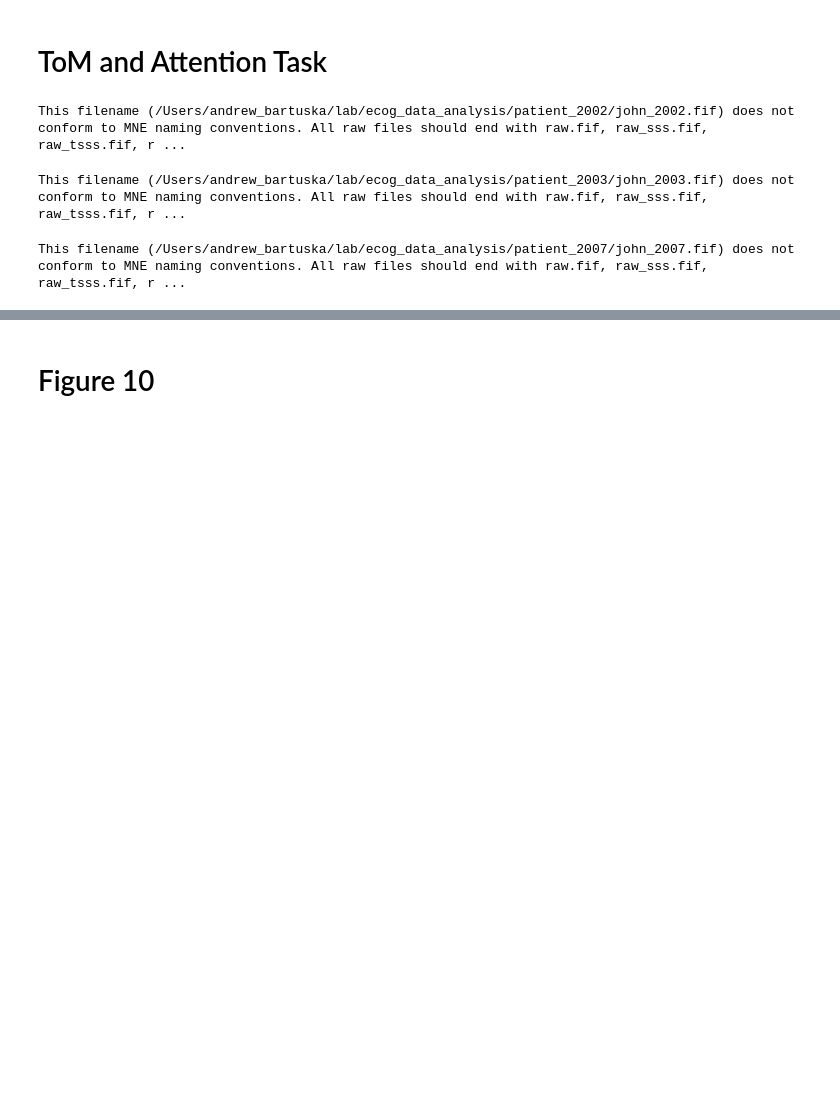
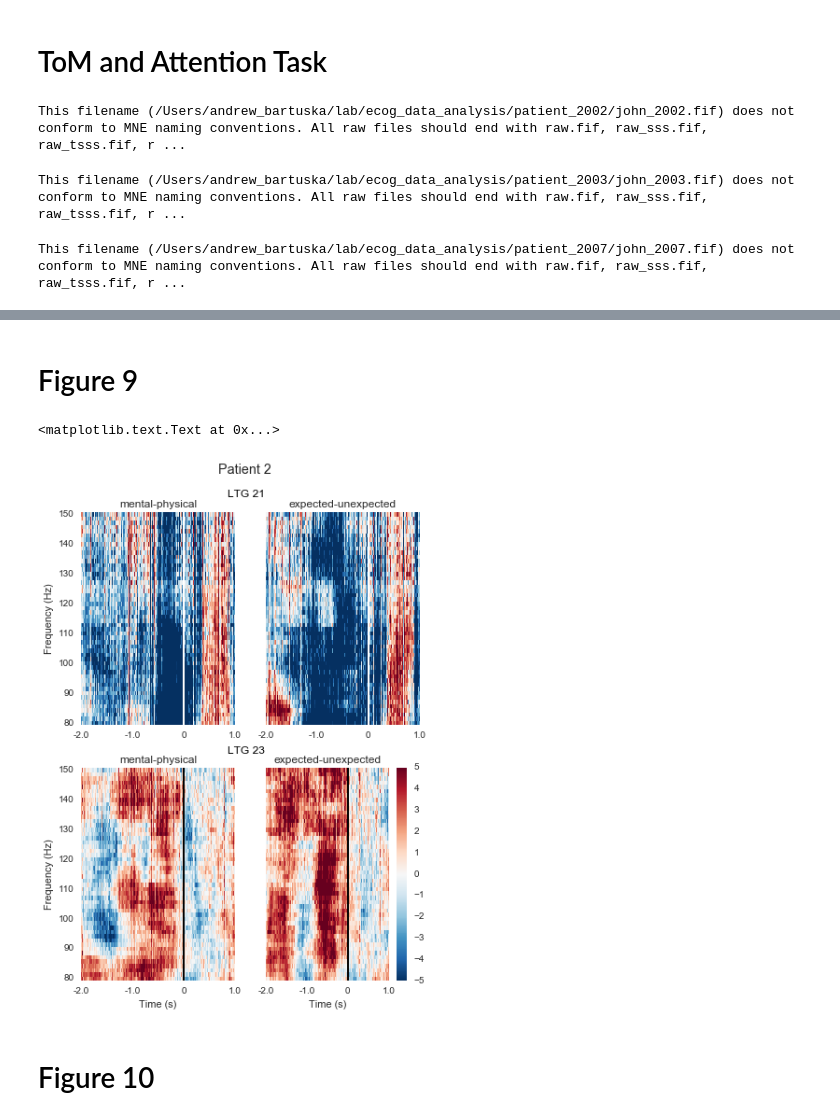
Before and after one commit to andrewbartuska/thesis, a Jupyter notebook: thesis_spectral_analysis.ipynb, the cells around one changed output, grey strips where cells are left out. Cells and saved outputs as stored; diff of their text form; code cells hidden in the pictures; blank space fills up the shorter version.

```diff
--- a/thesis_spectral_analysis.ipynb
+++ b/thesis_spectral_analysis.ipynb
@@ -281,3 +330,53 @@ This filename (/Users/andrew_bartuska/lab/ecog_data_analysis/patient_2007/john_2
+# %% [markdown]
+# Figure 9
+# %%
+fig, axes = plt.subplots(2, 2)
+fig.set_size_inches(6.5, 9)
+
+TR_power_MP5.plot([8], baseline=TR_baseline, mode='ratio', dB=True, axes=axes[0, 0], vmin=-5., vmax=5., show=False, colorbar=False, **TR_times);
+TR_power_EU5.plot([8], baseline=TR_baseline, mode='ratio', dB=True, axes=axes[0, 1], vmin=-5., vmax=5., show=False, colorbar=False, **TR_times);
+
+TR_power_MP5.plot([10], baseline=TR_baseline, mode='ratio', dB=True, axes=axes[1, 0], vmin=-5., vmax=5., show=False, colorbar=False, **TR_times);
+TR_power_EU5.plot([10], baseline=TR_baseline, mode='ratio', dB=True, axes=axes[1, 1], vmin=-5., vmax=5., show=False, colorbar=True, **TR_times);
+
+axes[0,0].set_title("mental-physical")
+axes[0,1].set_title("expected-unexpected")
+axes[1,0].set_title("mental-physical")
+axes[1,1].set_title("expected-unexpected")
+plt.figtext(0.46, 0.925, 'LTG 21', color='black', size='large')
+plt.figtext(0.46, 0.5, 'LTG 23', color='black', size='large')
+plt.suptitle("Patient 2", size='x-large')
+
+axes[0,0].set_xticks([-2000, -1000, 0, 1000])
+axes[0,0].set_xticklabels([-2.0, -1.0, 0, 1.0])
+axes[0,1].set_xticks([-2000, -1000, 0, 1000])
+axes[0,1].set_xticklabels([-2.0, -1.0, 0, 1.0])
+axes[1,0].set_xticks([-2000, -1000, 0, 1000])
+axes[1,0].set_xticklabels([-2.0, -1.0, 0, 1.0])
+axes[1,1].set_xticks([-2000, -1000, 0, 1000])
+axes[1,1].set_xticklabels([-2.0, -1.0, 0, 1.0])
+
+axes[0,0].set_yticks(np.arange(80, 160, 10))
+axes[1,0].set_yticks(np.arange(80, 160, 10))
+axes[0,1].set_yticks([])
+axes[1,1].set_yticks([])
+
+axes[0,0].axvline(x=0, linewidth=2, color='black')
+axes[0,1].axvline(x=0, linewidth=2, color='black')
+axes[1,0].axvline(x=0, linewidth=2, color='black')
+axes[1,1].axvline(x=0, linewidth=2, color='black')
+
+axes[0,0].set_xlabel("")
+axes[0,1].set_xlabel("")
+axes[1,0].set_xlabel("Time (s)")
+axes[1,1].set_xlabel("Time (s)")
+axes[0,1].set_ylabel("")
+axes[1,1].set_ylabel("")
+
+plt.savefig("F9-TF Plots P2 Attention.png", dpi=1000)
+# %% [output]
+<matplotlib.text.Text at 0x...>
+[figure, added]
 # %% [markdown]
 # Figure 10
 # %%
```
Also changed, not shown: parts of 8 cells of this notebook, 2 other files.
